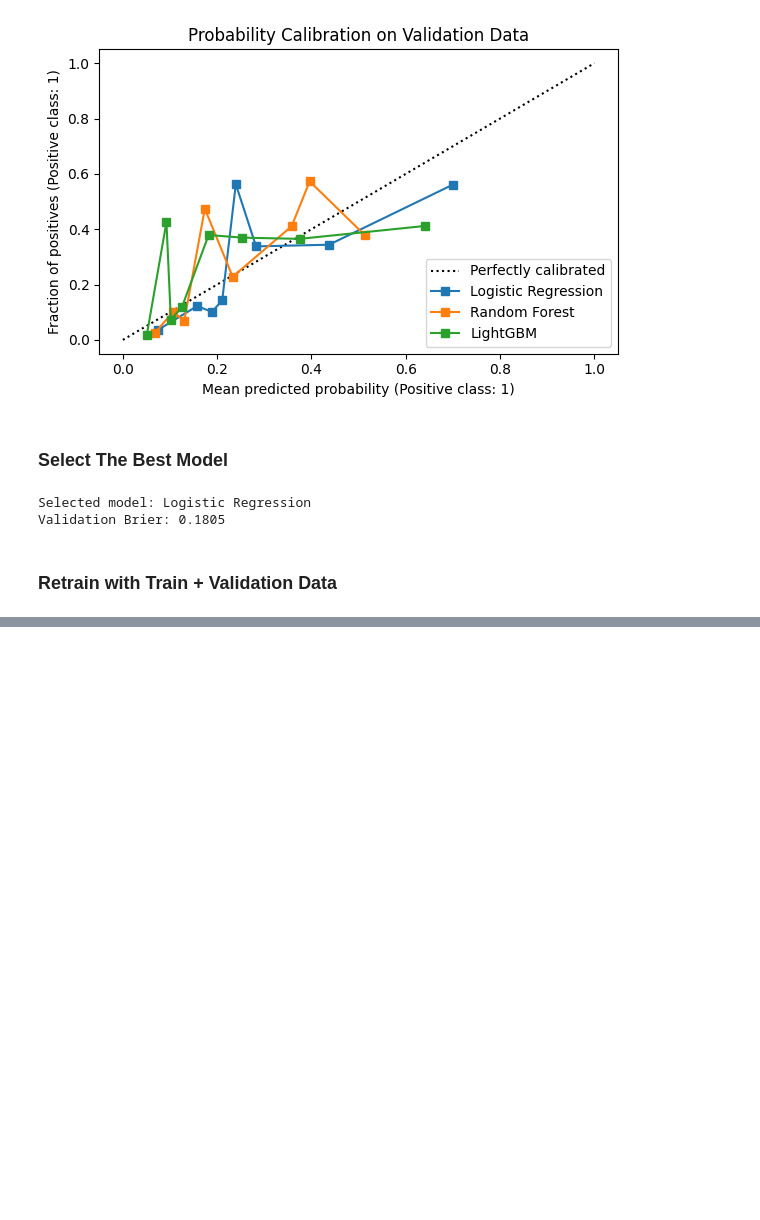
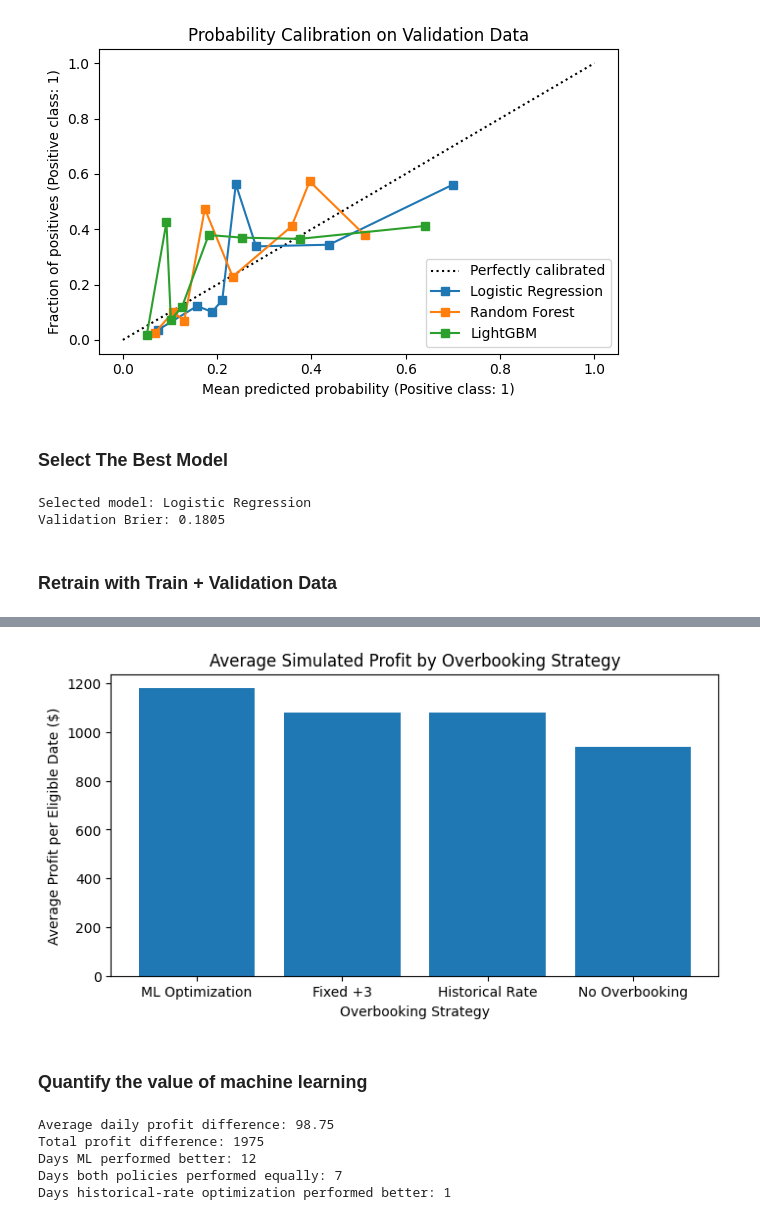
Before and after one commit to samanteymoorian/Hotel-Cancellation-Prediction-and-Overbooking-Optimization, a Jupyter notebook: Hotel Cancellation Prediction and Overbooking Optimization.ipynb, the cells around one changed output, grey strips where cells are left out. Saved outputs shown, nothing was run; the diff lists cells and outputs as text; code cells hidden in the pictures; blank space fills up the shorter version.

```diff
--- a/Hotel Cancellation Prediction and Overbooking Optimization.ipynb
+++ b/Hotel Cancellation Prediction and Overbooking Optimization.ipynb
@@ -464,0 +513,16 @@ print("Final selected model:", best_name)
+# %%
+# Select test reservations
+optimization_data = df.loc[test_mask, ["arrival_date", "lead_time", "is_canceled"]].copy()
+
+# Add predicted cancellation probabilities
+optimization_data["p_cancel"] = np.asarray(test_probabilities, dtype=float)
+
+# Sort by arrival date and booking lead time
+optimization_data = optimization_data.sort_values(["arrival_date", "lead_time"], ascending=[True, False])
+
+# Calculate historical cancellation rate using development data
+historical_rate = pd.concat([y_train, y_val]).mean()
+
+print("Historical cancellation rate:", round(historical_rate, 4))
+
+display(optimization_data.head(3))
@@ -464,0 +561,6 @@ print("Final selected model:", best_name)
+# %%
+def optimize_extra(cancel_probs):
+    # Calculate expected profit for every possible decision
+    profits = [expected_profit(cancel_probs, extra) for extra in range(MAX_EXTRA + 1)]
+    best_extra = int(np.argmax(profits))
+    return best_extra
@@ -464,0 +633,14 @@ print("Final selected model:", best_name)
+# %%
+
+# Calculate summary statistics for each policy
+summary = optimization_results.groupby("Policy").agg(
+    Days=("Date", "nunique"),
+    Avg_Extra_Bookings=("Extra Bookings", "mean"),
+    Avg_Occupancy=("Occupancy", "mean"),
+    Avg_Bumped_Guests=("Bumped", "mean"),
+    Avg_Expected_Profit=("Expected Profit", "mean"),
+    Avg_Realized_Profit=("Realized Profit", "mean")
+)
+summary["Avg_Occupancy"] *= 100
+summary = summary.sort_values("Avg_Realized_Profit", ascending=False)
+display(summary.round(2))
@@ -464,0 +654,26 @@ print("Final selected model:", best_name)
+# %%
+
+plt.figure(figsize=(8, 4))
+plt.bar(summary.index,summary["Avg_Realized_Profit"])
+plt.title("Average Simulated Profit by Overbooking Strategy")
+plt.ylabel("Average Profit per Eligible Date ($)")
+plt.xlabel("Overbooking Strategy")
+plt.show()
+# %% [output]
+[figure, added]
+# %% [markdown]
+### Quantify the value of machine learning
+# %%
+profit_comparison = optimization_results.pivot(index="Date", columns="Policy", values="Realized Profit")
+profit_difference = (profit_comparison["ML Optimization"] - profit_comparison["Historical Rate"])
+print("Average daily profit difference:", round(profit_difference.mean(), 2))
+print("Total profit difference:", round(profit_difference.sum(), 2))
+print("Days ML performed better:", (profit_difference > 0).sum())
+print("Days both policies performed equally:", (profit_difference == 0).sum())
+print("Days historical-rate optimization performed better:", (profit_difference < 0).sum())
+# %% [output]
+Average daily profit difference: 98.75
+Total profit difference: 1975
+Days ML performed better: 12
+Days both policies performed equally: 7
+Days historical-rate optimization performed better: 1
```
Also changed, not shown: parts of 19 cells of this notebook.
